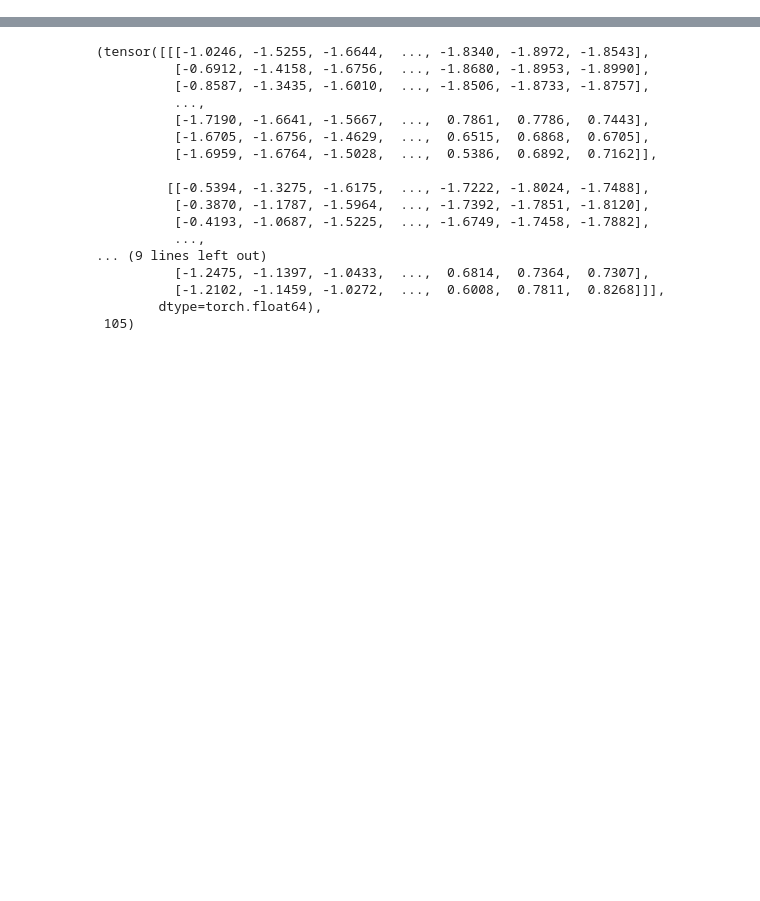
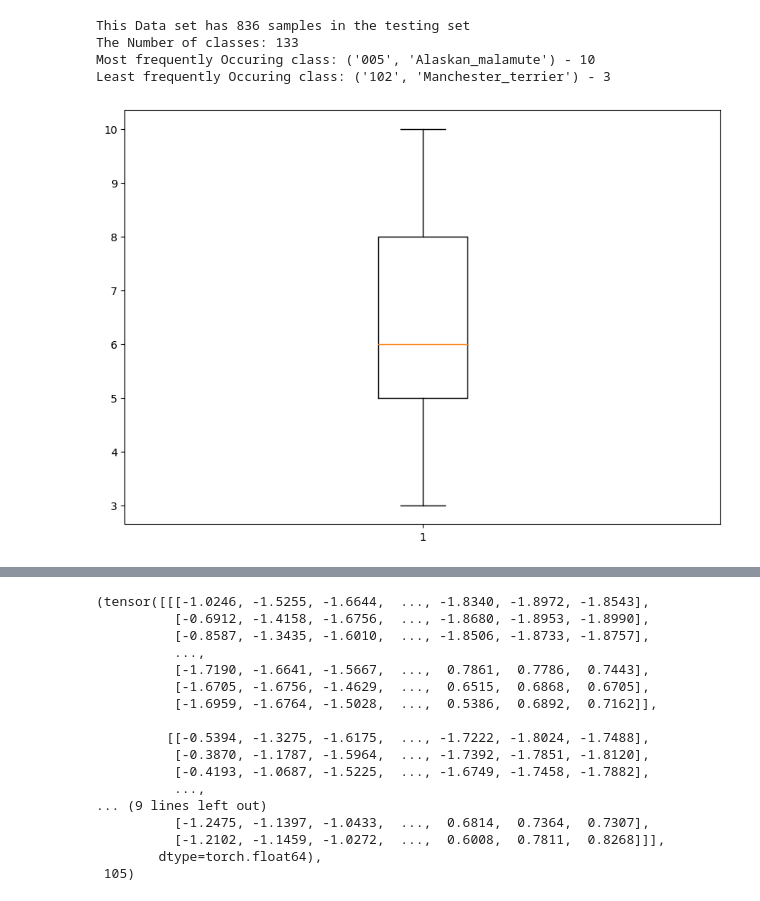
Before and after one commit to T-rex007/UdacityProject3, a Jupyter notebook: dataloader.ipynb, the cells around one changed output, grey strips where cells are left out. Drawn from its saved outputs; the diff is of its cells as text; code cells hidden in the pictures; blank space fills up the shorter version.

```diff
--- a/dataloader.ipynb
+++ b/dataloader.ipynb
@@ -55,0 +116,40 @@ meta_data_dict_test = create_meta_dict(TEST_PATH, PATH_BINDER, test_class_folder
+# %%
+test_freq_dict = {}
+mode = 0
+mode_class = None
+inv_mode = 999999
+inv_mode_class = None
+for folder in test_class_folder_names:
+    tmp = os.listdir(TEST_PATH + PATH_BINDER + folder)
+
+    test_freq_dict[folder.split(".")[1]] = len(tmp)
+    # Most Frequent
+    if (mode < len(tmp)):
+        mode = len(tmp)
+        mode_class = (folder.split(".")[0], folder.split(".")[1])
+
+    # Least Frequent
+    if (inv_mode > len(tmp)):
+        inv_mode = len(tmp)
+        inv_mode_class = (folder.split(".")[0], folder.split(".")[1])
+
+no_of_classes = len(test_class_map.values())
+print("This Data set has {} samples in the testing set".format(test_size))
+print("The Number of classes: {}".format(no_of_classes))
+print("Most frequently Occuring class: {} - {}".format(mode_class, mode))
+print("Least frequently Occuring class: {} - {}".format(inv_mode_class, inv_mode))
+
+
+fig = plt.figure(figsize=(10, 7))
+
+# Creating plot
+plt.boxplot(test_freq_dict.values())
+
+# show plot
+plt.show()
+# %% [output]
+This Data set has 836 samples in the testing set
+The Number of classes: 133
+Most frequently Occuring class: ('005', 'Alaskan_malamute') - 10
+Least frequently Occuring class: ('102', 'Manchester_terrier') - 3
+[figure, added]
```
Also changed, not shown: parts of 5 cells of this notebook, 6 other files.
